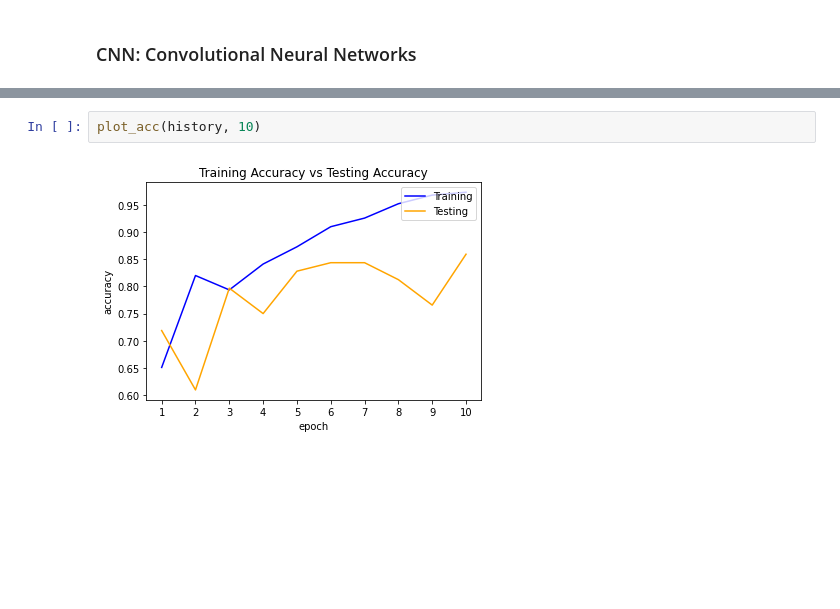
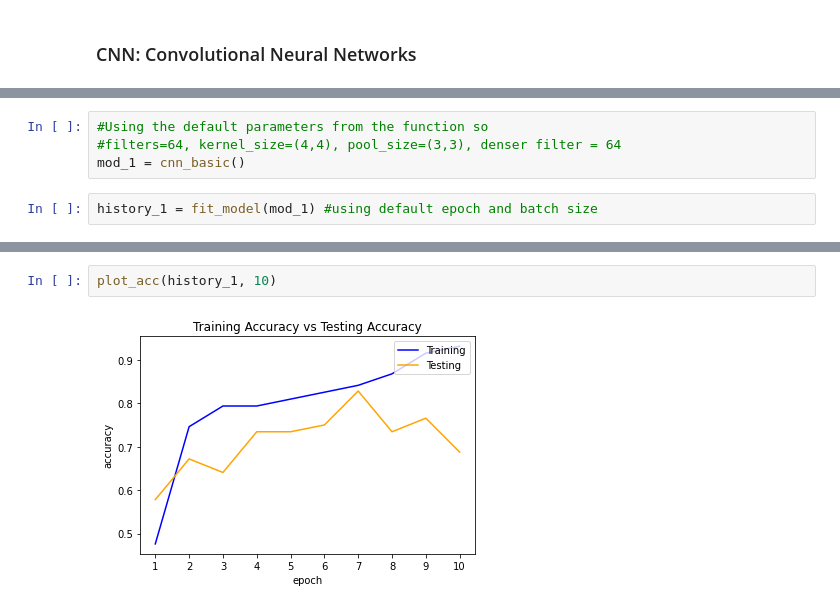
Before and after one commit to gabrielleclav/brain-tumor-detection, a Jupyter notebook: code/modeling.ipynb, the cells around one changed output, grey strips where cells are left out. Saved outputs shown, nothing was run; the diff lists cells and outputs as text; blank space fills up the shorter version.

```diff
--- a/code/modeling.ipynb
+++ b/code/modeling.ipynb
@@ -204,0 +197,6 @@ Epoch 10/10
+# %%
+#Using the default parameters from the function so
+#filters=64, kernel_size=(4,4), pool_size=(3,3), denser filter = 64
+mod_1 = cnn_basic()
+# %%
+history_1 = fit_model(mod_1) #using default epoch and batch size
@@ -223,6 +242,6 @@ Trainable params: 1,707,265
 Non-trainable params: 0
 _________________________________________________________________
 # %%
-plot_acc(history, 10)
+plot_acc(history_1, 10)
 # %% [output]
-[figure, old version]
+[figure, new version]
```
Also changed, not shown: parts of 5 cells of this notebook.
